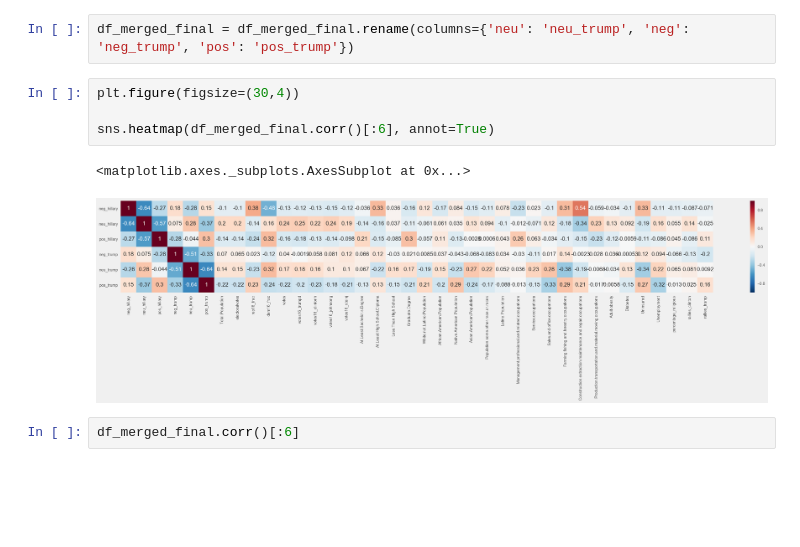
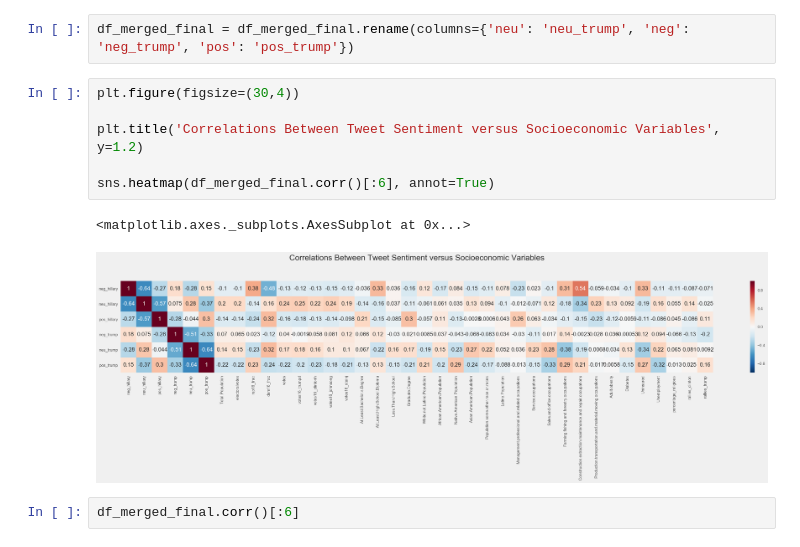
Before and after one commit to JeroenSchmidt/UvA-DSF-group, a Jupyter notebook: week3-4/exploration_notebooks/rafael/Demographic, Economic and Behavioral Data Analysis & Exploration.ipynb, the cells around one changed output. Drawn from its saved outputs; the diff is of its cells as text; blank space fills up the shorter version.

```diff
--- a/week3-4/exploration_notebooks/rafael/Demographic, Economic and Behavioral Data Analysis & Exploration.ipynb
+++ b/week3-4/exploration_notebooks/rafael/Demographic, Economic and Behavioral Data Analysis & Exploration.ipynb
@@ -547,10 +546,12 @@ df_merged_final = df_merged_final.rename(columns={'neu': 'neu_trump', 'neg': 'ne
 # %%
 plt.figure(figsize=(30,4))
 
+plt.title('Correlations Between Tweet Sentiment versus Socioeconomic Variables', y=1.2)
+
 sns.heatmap(df_merged_final.corr()[:6], annot=True)
 # %% [output]
 <matplotlib.axes._subplots.AxesSubplot at 0x...>
-[figure, old version]
+[figure, new version]
 # %%
 df_merged_final.corr()[:6]
 # %% [output]
```
Also changed, not shown: parts of 2 cells of this notebook, 3 other files.
